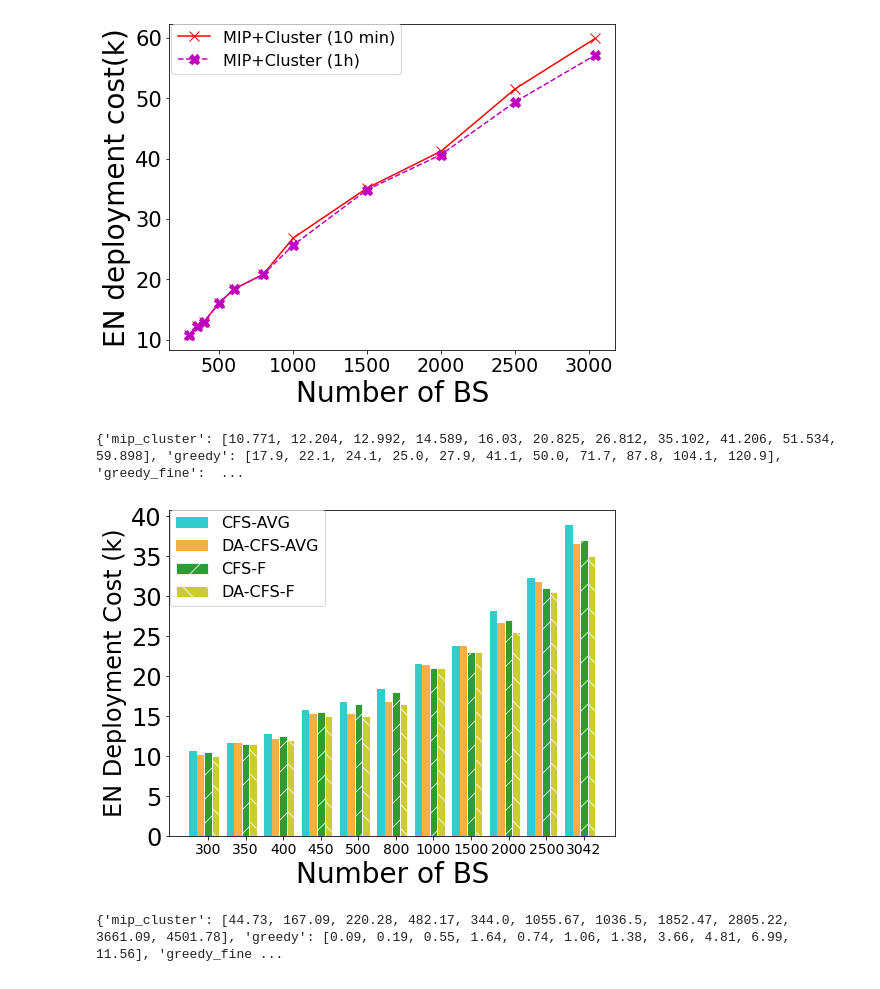
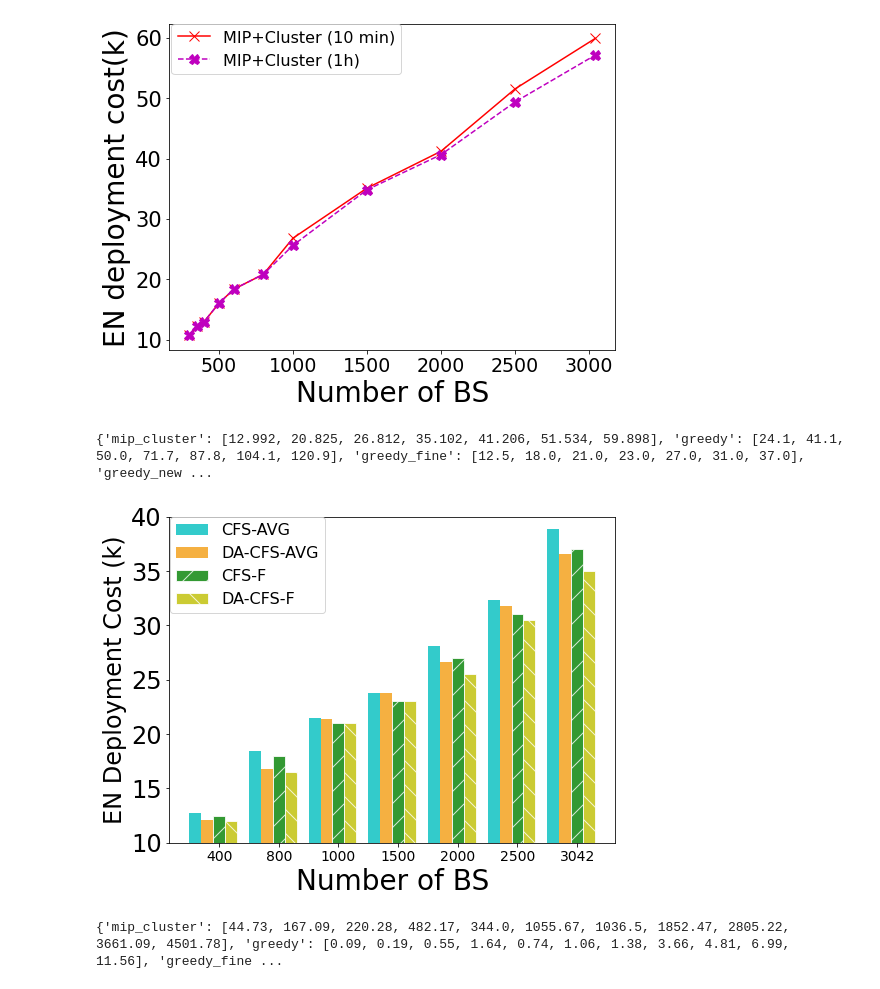
Before and after one commit to PetalZh/MECExpJava, a Jupyter notebook: Plot/MECPlot/plot.ipynb, the cells around one changed output. Cells and saved outputs as stored; diff of their text form; code cells hidden in the pictures.

```diff
--- a/Plot/MECPlot/plot.ipynb
+++ b/Plot/MECPlot/plot.ipynb
@@ -188,7 +187,8 @@ plotCostMIP()
 def plotAvg():
     theta = "22.0"
 #     x = ["200", "500", "1000", "1500", "2000", "2500", "2769"]
-    x = [ "300", "350","400","450","500","800", "1000", "1500", "2000", "2500", "3042"]
+    # x = [ "300", "350","400","450","500","800", "1000", "1500", "2000", "2500", "3042"]
+    x = [ "400","800", "1000", "1500", "2000", "2500", "3042"]
     plot_dict = {}
 
     for method in dict[theta]:
@@ -209,35 +209,37 @@ def plotAvg():
     #fig,ax = plt.subplots()
     fig = plt.figure(figsize=(8, 6))
 
     plt.xlabel(r'Number of BS', fontsize=font)
     plt.ylabel(r'EN Deployment Cost (k)', fontsize=24)
+
+    plt.ylim(10, 40)
 
     r = range(1, len(plot_dict['greedy'])+1)
 
     p_greedy_avg = [i - 0.4 for i in r]
     p_greedy_new_avg = [i - 0.2 for i in r]
     p_greedy_fine = [i for i in r]
     p_greedy_new_fine = [i + 0.2 for i in r]
     #print(p_random)
 
     bar1 = plt.bar(p_greedy_avg,plot_dict['greedy_avg'],width = 0.2, alpha = 0.8,color = 'c', label = 'CFS-AVG')
     bar2 = plt.bar(p_greedy_new_avg,plot_dict['greedy_new_avg'],width = 0.2, alpha = 0.8,color = '#F39C12', label = 'DA-CFS-AVG')
     bar3 = plt.bar(p_greedy_fine,plot_dict['greedy_fine'],width = 0.2, alpha = 0.8,color = 'g',hatch = '/', edgecolor='w', label = 'CFS-F')
     bar4 = plt.bar(p_greedy_new_fine,plot_dict['greedy_new_fine'],width = 0.2, alpha = 0.8,color = 'y', hatch = '\\', edgecolor='w',label = 'DA-CFS-F')
 
     #n = [int(i)/100 for i in x]
 
     plt.yticks(fontsize=24)
     plt.xticks(r,x, fontsize=14)
     plt.legend(bbox_to_anchor=(0.35, 1), loc=1, borderaxespad=0., fontsize=16)
 
     plt.savefig('./img/cost_avg.pdf', bbox_inches = 'tight')
     #plt.grid(True)
 
 plotAvg()
 # %% [output]
-{'mip_cluster': [10.771, 12.204, 12.992, 14.589, 16.03, 20.825, 26.812, 35.102, 41.206, 51.534, 59.898], 'greedy': [17.9, 22.1, 24.1, 25.0, 27.9, 41.1, 50.0, 71.7, 87.8, 104.1, 120.9], 'greedy_fine':  ...
+{'mip_cluster': [12.992, 20.825, 26.812, 35.102, 41.206, 51.534, 59.898], 'greedy': [24.1, 41.1, 50.0, 71.7, 87.8, 104.1, 120.9], 'greedy_fine': [12.5, 18.0, 21.0, 23.0, 27.0, 31.0, 37.0], 'greedy_new ...
-[figure, old version]
+[figure, new version]
 # %%
 def plotTimeLine():
     theta = "22.0"
```
Also changed, not shown: parts of 1 cell of this notebook, 5 other files.
